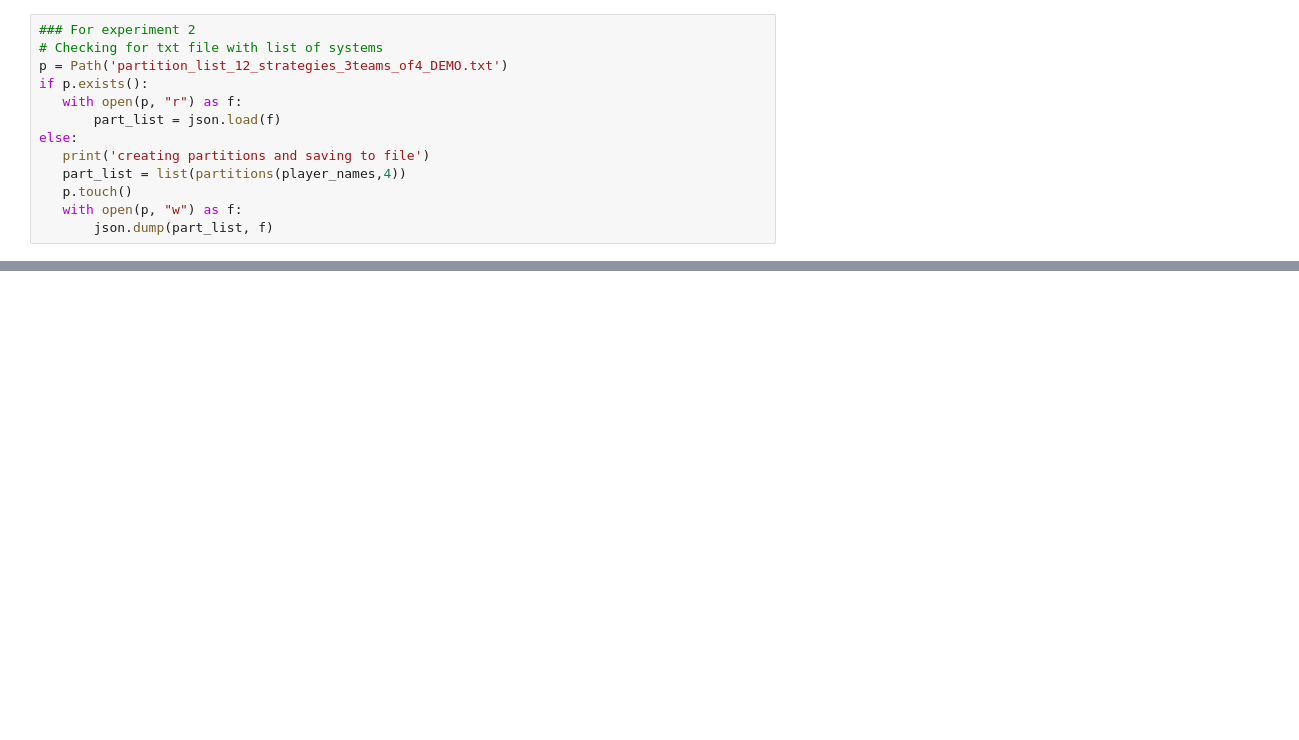
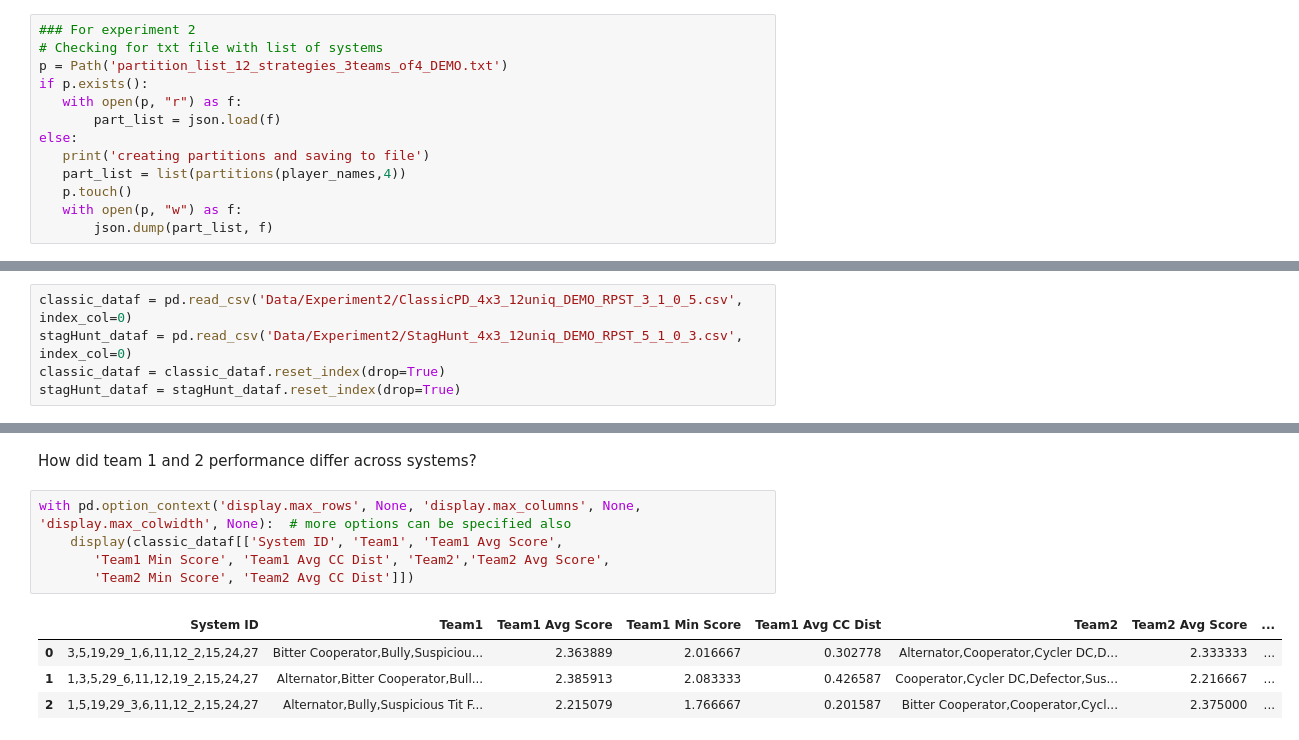
Before and after one commit to fatemehghaffari/PrisonersDilemma, a Jupyter notebook: DeterministicStrategyExperiments.ipynb, the cells around one changed output, grey strips where cells are left out. Drawn from its saved outputs; the diff is of its cells as text; blank space fills up the shorter version.

Commit message:
Included data analysis

```diff
--- a/DeterministicStrategyExperiments.ipynb
+++ b/DeterministicStrategyExperiments.ipynb
@@ -90,0 +190,5 @@ print("--- %s seconds ---" % (time.time() - start_time))
+# %%
+classic_dataf = pd.read_csv('Data/Experiment2/ClassicPD_4x3_12uniq_DEMO_RPST_3_1_0_5.csv', index_col=0)
+stagHunt_dataf = pd.read_csv('Data/Experiment2/StagHunt_4x3_12uniq_DEMO_RPST_5_1_0_3.csv', index_col=0)
+classic_dataf = classic_dataf.reset_index(drop=True)
+stagHunt_dataf = stagHunt_dataf.reset_index(drop=True)
@@ -90,0 +244,12 @@ print("--- %s seconds ---" % (time.time() - start_time))
+# %% [markdown]
+How did team 1 and 2 performance differ across systems?
+# %%
+with pd.option_context('display.max_rows', None, 'display.max_columns', None, 'display.max_colwidth', None):  # more options can be specified also
+    display(classic_dataf[['System ID', 'Team1', 'Team1 Avg Score',
+       'Team1 Min Score', 'Team1 Avg CC Dist', 'Team2','Team2 Avg Score',
+       'Team2 Min Score', 'Team2 Avg CC Dist']])
+# %% [output]
+|  | System ID | Team1 | Team1 Avg Score | Team1 Min Score | Team1 Avg CC Dist | Team2 | Team2 Avg Score | ... |
+| 0 | 3,5,19,29_1,6,11,12_2,15,24,27 | Bitter Cooperator,Bully,Suspiciou... | 2.363889 | 2.016667 | 0.302778 | Alternator,Cooperator,Cycler DC,D... | 2.333333 | ... |
+| 1 | 1,3,5,29_6,11,12,19_2,15,24,27 | Alternator,Bitter Cooperator,Bull... | 2.385913 | 2.083333 | 0.426587 | Cooperator,Cycler DC,Defector,Sus... | 2.216667 | ... |
+| 2 | 1,5,19,29_3,6,11,12_2,15,24,27 | Alternator,Bully,Suspicious Tit F... | 2.215079 | 1.766667 | 0.201587 | Bitter Cooperator,Cooperator,Cycl... | 2.375000 | ... |
```
Also changed, not shown: parts of 26 cells of this notebook.
